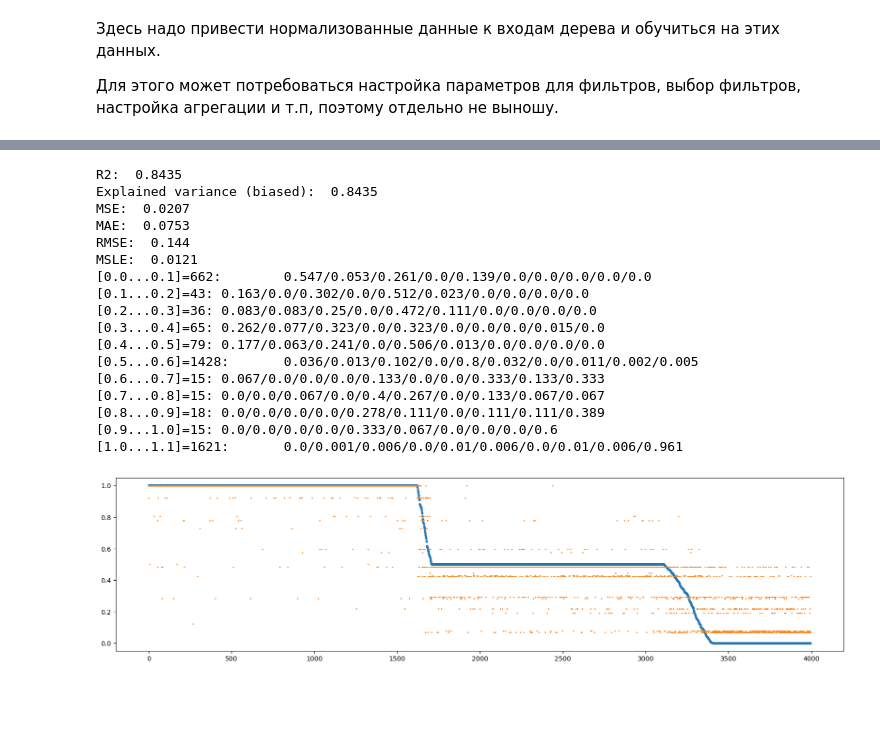
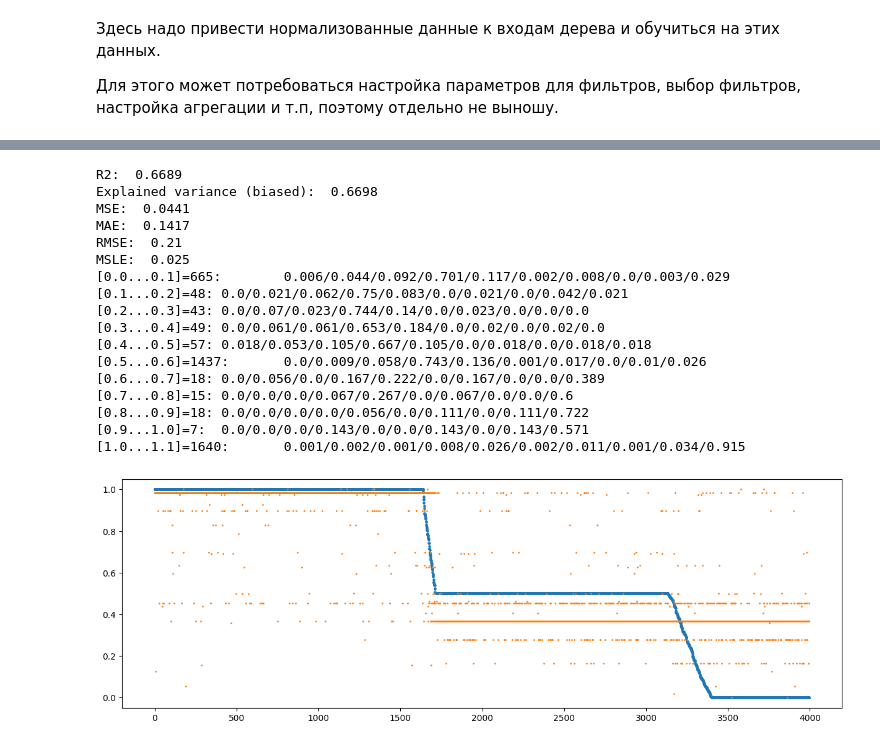
Before and after one commit to zubrailx/road-condition-monitoring, a Jupyter notebook: guessr/pvs_cart.ipynb, the cells around one changed output, grey strips where cells are left out. Saved outputs shown, nothing was run; the diff lists cells and outputs as text; code cells hidden in the pictures; blank space fills up the shorter version.

Commit message:
guessr: update ipynbs and model for cart

```diff
--- a/guessr/pvs_cart.ipynb
+++ b/guessr/pvs_cart.ipynb
@@ -116,23 +125,35 @@ from sklearn.feature_selection import SelectKBest
 from sklearn.feature_selection import f_classif
 
 features_prediction_df = pd.read_csv(out_file)
-print(features_prediction_df)
 
 corr_matrix = features_prediction_df.corr()
 corr_with_prediction = corr_matrix['prediction']
 
 
 correlations = corr_with_prediction.abs().sort_values(ascending=False)
-print(correlations)
 
-# select only top k features
+# select only top k features excluding features
 k = 24
-selected_feature_indexes = correlations[1:k+1].index
+exclude_features = ["speed"]
 
-out_features_predictions_selected_fpath = os.path.join(output_dir, f"features-predictions-selected-{k}.csv")
+postfix = "-".join(map(lambda x: f"no{x}", exclude_features))
+if len(postfix) > 0:
+  postfix = "-" + postfix
+
+selected_feature_indexes = correlations.drop(['prediction', *exclude_features])[:k].index
+
+out_features_predictions_selected_fpath = os.path.join(output_dir, f"selected-features-predictions-{k}{postfix}.csv")
 features_prediction_df_selected = features_prediction_df[[*selected_feature_indexes, 'prediction']]
 features_prediction_df_selected.to_csv(out_features_predictions_selected_fpath, index=False)
 
-with open(os.path.join("model", f"selected-features-{k}.json"), "w") as file:
-  json.dump(list(map(int, selected_feature_indexes)), file)
+# save indexes and names of selected features
+with open(os.path.join("model", f"selected-features-{k}{postfix}.json"), "w") as file:
+  lst = list(map(lambda x: list(features_prediction_df.columns).index(x), selected_feature_indexes))
+  json.dump(lst, file)
+  print(lst)
+
+with open(os.path.join("model", f"selected-features-names-{k}{postfix}.json"), "w") as file:
+  lst = list(selected_feature_indexes)
+  json.dump(lst, file)
+  print(lst)
 # %% [output]
@@ -186,7 +192,7 @@ model_dir = "model"
 if not os.path.exists(model_dir):
     os.makedirs(model_dir)
 
-with open(os.path.join(model_dir, f"tree-cart-features-{k}.pickle"), "wb") as file:
+with open(os.path.join(model_dir, f"tree-cart-features-{k}{postfix}.pickle"), "wb") as file:
     pickle.dump(clf, file)
 # %%
 from sklearn.linear_model import LinearRegression
@@ -214,7 +220,7 @@ def visualize_sorted_results(y_pred: numpy.array, y_true: numpy.array):
     y_pred_sorted = y_pred[y_true_ids[::-1]]
     l = len(y_true_sorted)
 
-    plt.figure().set_figwidth(20)
+    plt.figure().set_figwidth(15)
     plt.scatter(range(0, l), y_true_sorted, label="True", s=5)
     plt.scatter(range(0, l), y_pred_sorted, label="Predicted", s=1)
 
@@ -237,29 +243,29 @@ def distribution_results(y_pred: numpy.array, y_true: numpy.array):
             rounded_distribution = [round(v/cnt, 3) for v in y_pred_dist]
             print(f"[{round(lower_bound,2)}...{round(upper_bound, 2)}]={cnt}:\t{'/'.join(map(str, rounded_distribution))}")
 # %%
-with open(os.path.join(model_dir, f"tree-cart-features-{k}.pickle"), "rb") as file:
+with open(os.path.join(model_dir, f"tree-cart-features-{k}{postfix}.pickle"), "rb") as file:
   clf = pickle.load(file)
   y_predicted = clf.predict(X_test.values)
 
   regression_results(y_predicted, y_test.to_numpy())
   visualize_sorted_results(y_predicted, y_test.to_numpy())
   distribution_results(y_predicted, y_test.to_numpy())
 # %% [output]
-R2:  0.8435
-Explained variance (biased):  0.8435
-MSE:  0.0207
-MAE:  0.0753
-RMSE:  0.144
-MSLE:  0.0121
-[0.0...0.1]=662:        0.547/0.053/0.261/0.0/0.139/0.0/0.0/0.0/0.0/0.0
-[0.1...0.2]=43: 0.163/0.0/0.302/0.0/0.512/0.023/0.0/0.0/0.0/0.0
-[0.2...0.3]=36: 0.083/0.083/0.25/0.0/0.472/0.111/0.0/0.0/0.0/0.0
-[0.3...0.4]=65: 0.262/0.077/0.323/0.0/0.323/0.0/0.0/0.0/0.015/0.0
-[0.4...0.5]=79: 0.177/0.063/0.241/0.0/0.506/0.013/0.0/0.0/0.0/0.0
-[0.5...0.6]=1428:       0.036/0.013/0.102/0.0/0.8/0.032/0.0/0.011/0.002/0.005
-[0.6...0.7]=15: 0.067/0.0/0.0/0.0/0.133/0.0/0.0/0.333/0.133/0.333
-[0.7...0.8]=15: 0.0/0.0/0.067/0.0/0.4/0.267/0.0/0.133/0.067/0.067
-[0.8...0.9]=18: 0.0/0.0/0.0/0.0/0.278/0.111/0.0/0.111/0.111/0.389
-[0.9...1.0]=15: 0.0/0.0/0.0/0.0/0.333/0.067/0.0/0.0/0.0/0.6
-[1.0...1.1]=1621:       0.0/0.001/0.006/0.0/0.01/0.006/0.0/0.01/0.006/0.961
+R2:  0.6689
+Explained variance (biased):  0.6698
+MSE:  0.0441
+MAE:  0.1417
+RMSE:  0.21
+MSLE:  0.025
+[0.0...0.1]=665:        0.006/0.044/0.092/0.701/0.117/0.002/0.008/0.0/0.003/0.029
+[0.1...0.2]=48: 0.0/0.021/0.062/0.75/0.083/0.0/0.021/0.0/0.042/0.021
+[0.2...0.3]=43: 0.0/0.07/0.023/0.744/0.14/0.0/0.023/0.0/0.0/0.0
+[0.3...0.4]=49: 0.0/0.061/0.061/0.653/0.184/0.0/0.02/0.0/0.02/0.0
+[0.4...0.5]=57: 0.018/0.053/0.105/0.667/0.105/0.0/0.018/0.0/0.018/0.018
+[0.5...0.6]=1437:       0.0/0.009/0.058/0.743/0.136/0.001/0.017/0.0/0.01/0.026
+[0.6...0.7]=18: 0.0/0.056/0.0/0.167/0.222/0.0/0.167/0.0/0.0/0.389
+[0.7...0.8]=15: 0.0/0.0/0.0/0.067/0.267/0.0/0.067/0.0/0.0/0.6
+[0.8...0.9]=18: 0.0/0.0/0.0/0.0/0.056/0.0/0.111/0.0/0.111/0.722
+[0.9...1.0]=7:  0.0/0.0/0.0/0.143/0.0/0.0/0.143/0.0/0.143/0.571
+[1.0...1.1]=1640:       0.001/0.002/0.001/0.008/0.026/0.002/0.011/0.001/0.034/0.915
-[figure, old version]
+[figure, new version]
```
Also changed, not shown: parts of 4 cells of this notebook, 2 other files.
